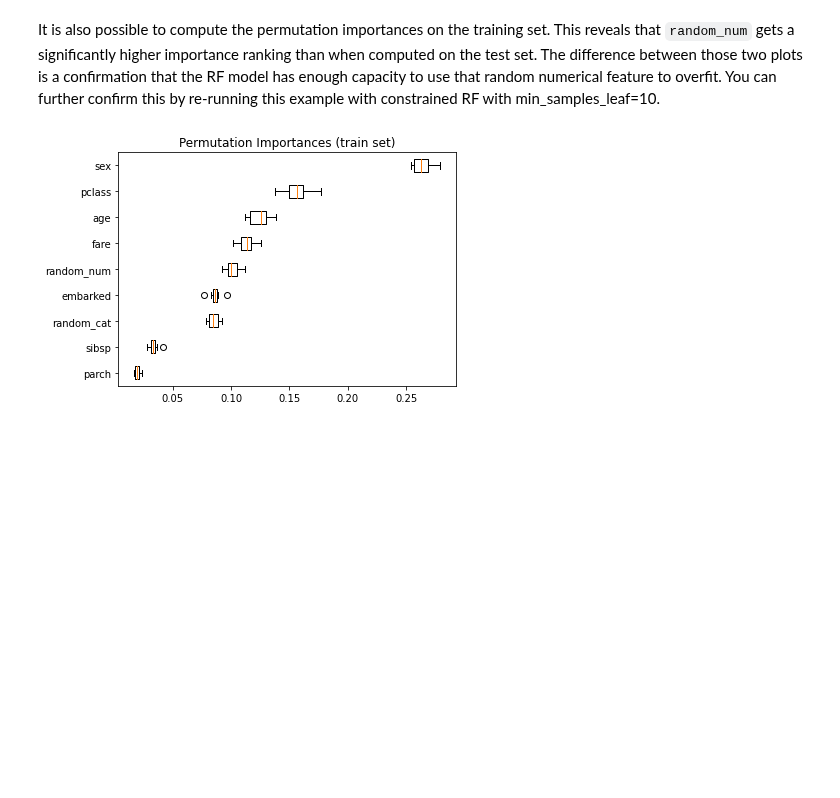
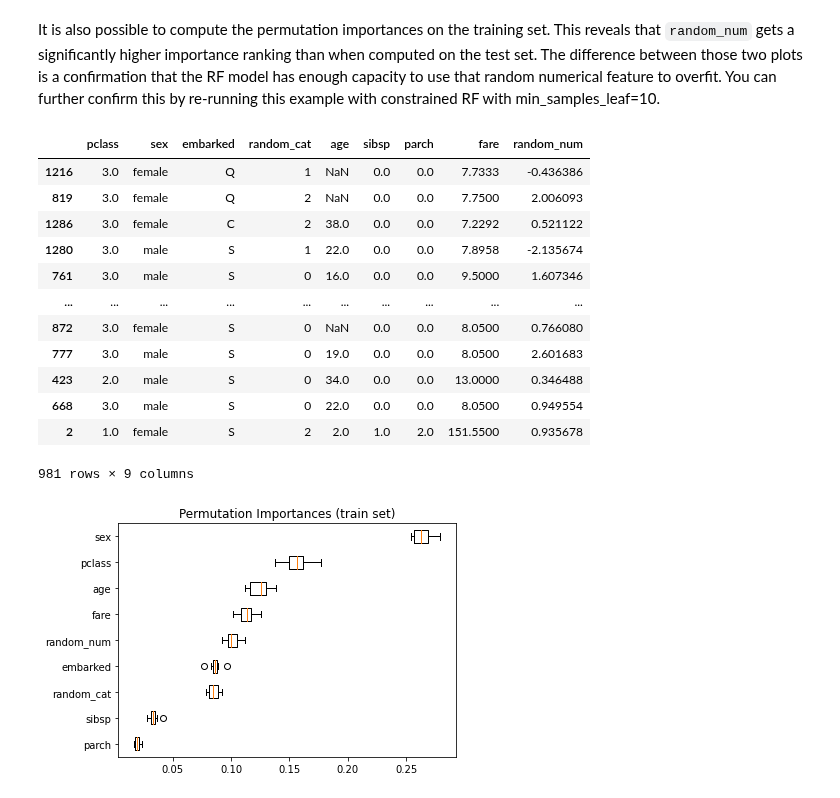
Before and after one commit to robperch/intro_to_ds_project, a Jupyter notebook: notebooks/Rob/plot_permutation_importance.ipynb, the cells around one changed output. Cells and saved outputs as stored; diff of their text form; code cells hidden in the pictures; blank space fills up the shorter version.

```diff
--- a/notebooks/Rob/plot_permutation_importance.ipynb
+++ b/notebooks/Rob/plot_permutation_importance.ipynb
@@ -190,6 +190,22 @@ ranking than when computed on the test set. The difference between those two
 plots is a confirmation that the RF model has enough capacity to use that
 random numerical feature to overfit. You can further confirm this by
 re-running this example with constrained RF with min_samples_leaf=10.
+# %%
+X_train
+# %% [output]
+|  | pclass | sex | embarked | random_cat | age | sibsp | parch | fare | random_num |
+| 1216 | 3.0 | female | Q | 1 | NaN | 0.0 | 0.0 | 7.7333 | -0.436386 |
+| 819 | 3.0 | female | Q | 2 | NaN | 0.0 | 0.0 | 7.7500 | 2.006093 |
+| 1286 | 3.0 | female | C | 2 | 38.0 | 0.0 | 0.0 | 7.2292 | 0.521122 |
+| 1280 | 3.0 | male | S | 1 | 22.0 | 0.0 | 0.0 | 7.8958 | -2.135674 |
+| 761 | 3.0 | male | S | 0 | 16.0 | 0.0 | 0.0 | 9.5000 | 1.607346 |
+| ... | ... | ... | ... | ... | ... | ... | ... | ... | ... |
+| 872 | 3.0 | female | S | 0 | NaN | 0.0 | 0.0 | 8.0500 | 0.766080 |
+| 777 | 3.0 | male | S | 0 | 19.0 | 0.0 | 0.0 | 8.0500 | 2.601683 |
+| 423 | 2.0 | male | S | 0 | 34.0 | 0.0 | 0.0 | 13.0000 | 0.346488 |
+| 668 | 3.0 | male | S | 0 | 22.0 | 0.0 | 0.0 | 8.0500 | 0.949554 |
+| 2 | 1.0 | female | S | 2 | 2.0 | 1.0 | 2.0 | 151.5500 | 0.935678 |
+981 rows × 9 columns
 # %%
 result = permutation_importance(rf, X_train, y_train, n_repeats=10,
                                 random_state=42, n_jobs=2)
```
Also changed, not shown: 1 other file.
